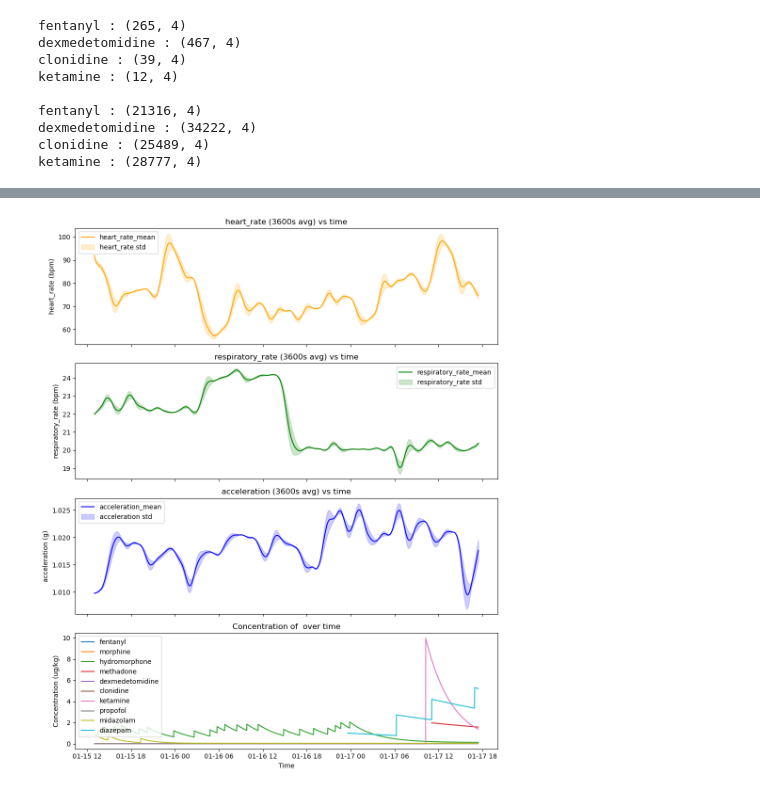
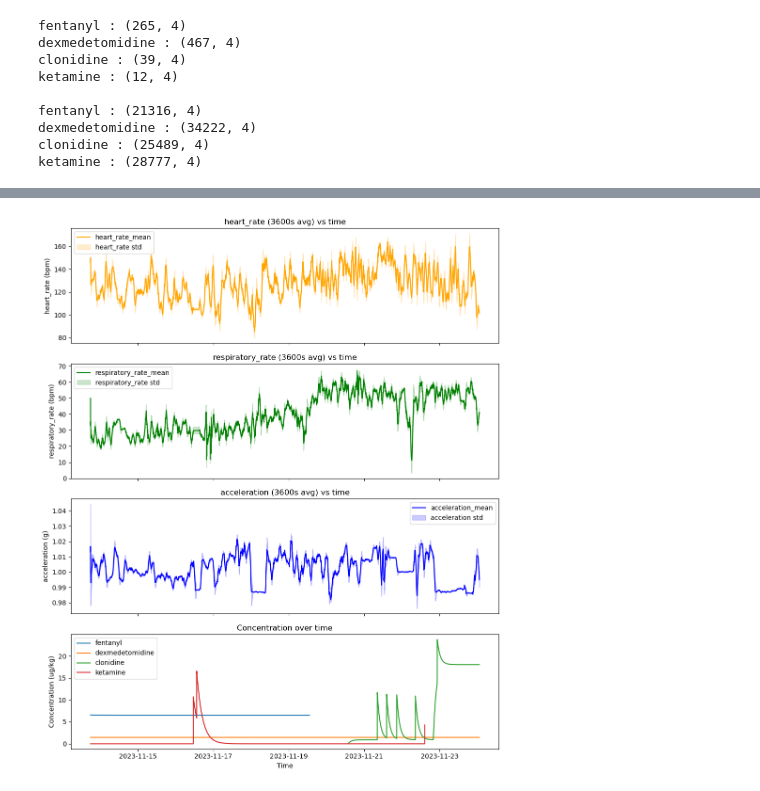
Before and after one commit to PedAccel/PedAccel, a Jupyter notebook: data_analysis/MAR/analysis/mar.ipynb, the cells around one changed output, grey strips where cells are left out. Saved outputs shown, nothing was run; the diff lists cells and outputs as text; code cells hidden in the pictures.

```diff
--- a/data_analysis/MAR/analysis/mar.ipynb
+++ b/data_analysis/MAR/analysis/mar.ipynb
@@ -5,7 +5,7 @@ import pandas as pd
 import mar
 import preprocessing
 # %%
-pat_num = 4
+pat_num = 9
 # %%
 data_dir = os.path.join(os.path.dirname(os.getcwd()), "data")
 output_dir = os.path.join(os.path.dirname(os.getcwd()), "output")
@@ -109,4 +115,5 @@ print(stop)
 # %%
-mar.plot_metrics_and_concentrations(metrics, drug_concentrations, drug_name='all', window=3600, std=True, start=start, stop=stop, show=True, save=os.path.join(output_dir, f'Patient{pat_num}', f'Patient{pat_num}_metrics_and_concentrations_{3600}s.png'))
+# mar.plot_metrics_and_concentrations(metrics, drug_concentrations, drug_name='all', window=3600, std=True, start=start, stop=stop, show=True, save=os.path.join(output_dir, f'Patient{pat_num}', f'Patient{pat_num}_metrics_and_concentrations_{3600}s.png'))
+mar.plot_metrics_and_concentrations(metrics, drug_concentrations, drug_name='all', window=3600, std=True, start=start, stop=stop, show=True, save=None)
 # %% [output]
-[figure, old version]
+[figure, new version]
```
Also changed, not shown: parts of 11 cells of this notebook, 1 other file.
